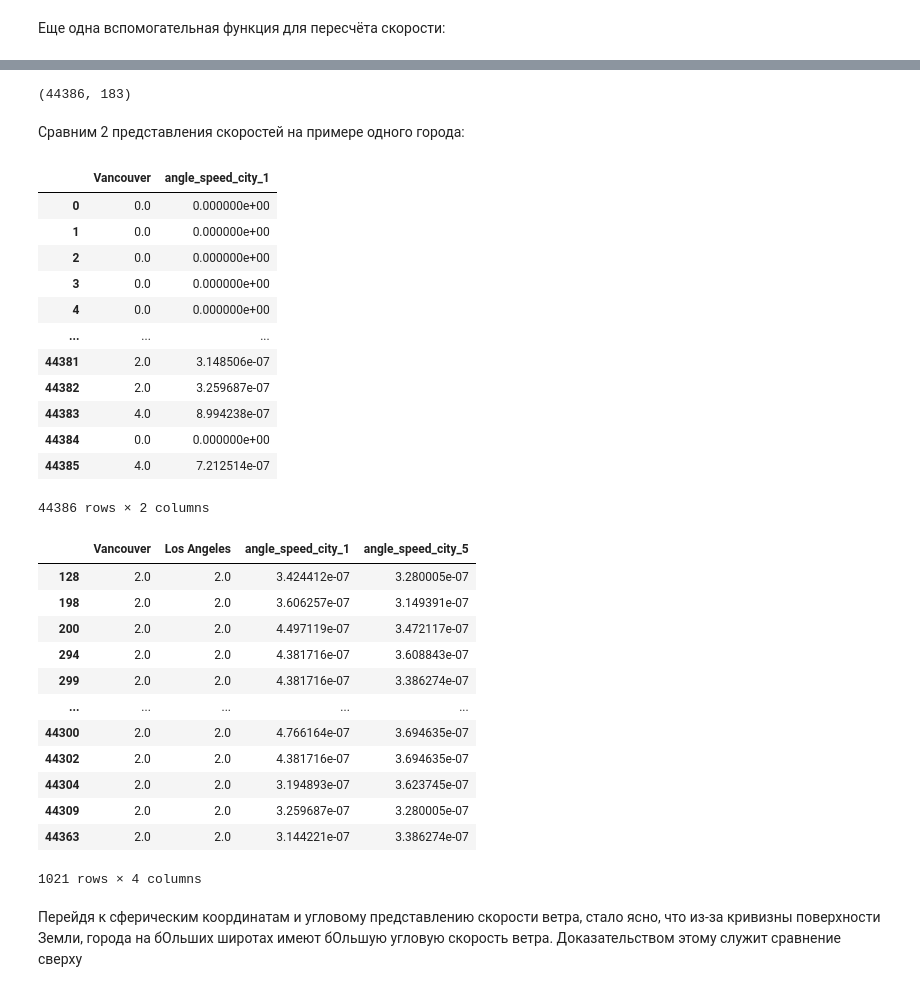
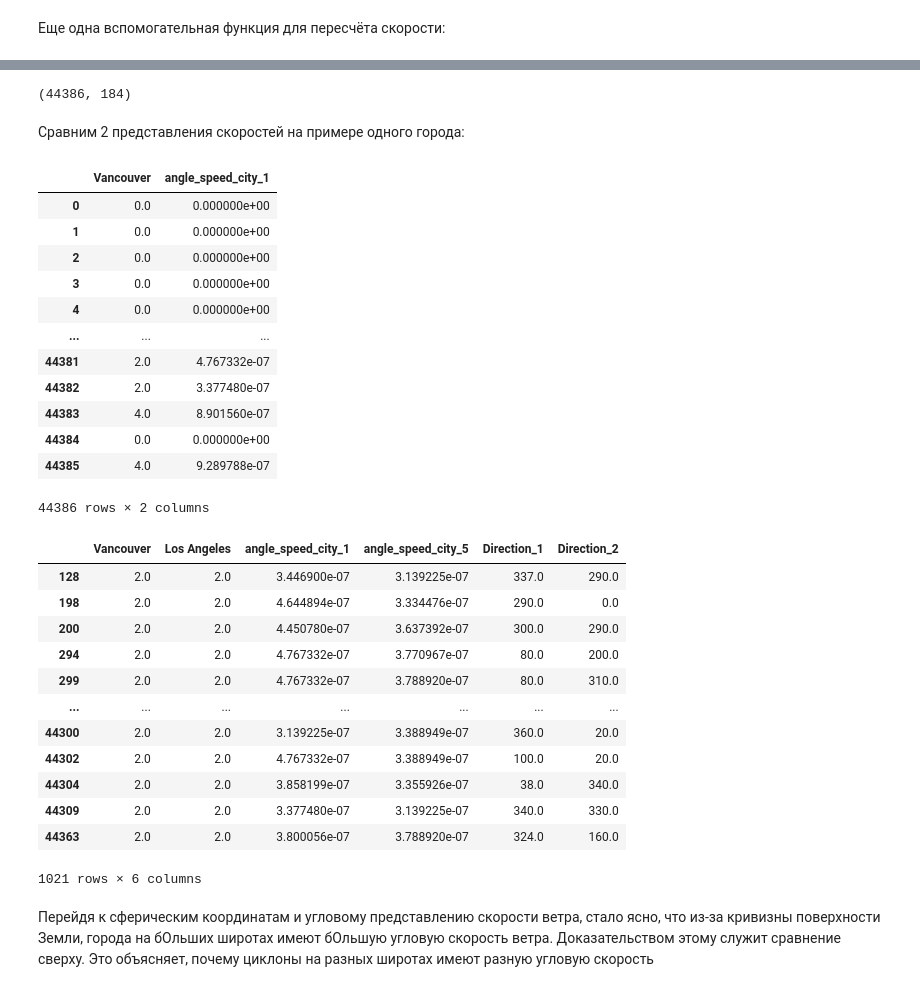
Before and after one commit to OlegRMW/vectors-, a Jupyter notebook: run.ipynb, the cells around one changed output, grey strips where cells are left out. Drawn from its saved outputs; the diff is of its cells as text; code cells hidden in the pictures.

```diff
--- a/run.ipynb
+++ b/run.ipynb
@@ -47,6 +47,9 @@ df = df[df.isnull().sum(axis=1)==0].copy() # удаляем строки с пу
 df['mean_temperature'] = df.iloc[:, 1:37].mean(axis=1) # средняя температура в городах в данный момент времени
 # %%
 df['mean_speed'] = df.iloc[:, 37:73].mean(axis=1) # средняя скорость ветра в городах в данных момент времени
+# %%
+# Стандартное отклонение температур по городам в каждый час - хороший показатель градиента
+df['temp_gradient'] = df.iloc[:, 1:37].std(axis=1)
 # %% [markdown]
 <hr>
 
@@ -197,9 +203,9 @@ df_cities_with_gradients
 # %%
 def dec_wind_components(angle, speed):
 
-    angle = angle - 90
-    speed_x = speed * np.cos(angle)
-    speed_y = speed * np.sin(angle)
+    angle_rad = np.radians(angle - 90)
+    speed_x = speed * np.cos(angle_rad)
+    speed_y = speed * np.sin(angle_rad)
 
     return [speed_x, speed_y]
 
@@ -261,7 +267,7 @@ def process_row_by_position(row):
 
     speed_values = row_values[37:73]
     direction_values = row_values[73:109]
-    latitude_values = row_values[111:]
+    latitude_values = row_values[112:]
 
     results = []
     for direction, speed, latitude in zip(direction_values, speed_values, latitude_values):
@@ -280,11 +300,11 @@ results.columns = [f'angle_speed_city_{i+1}' for i in range(len(results.columns)
 df = pd.concat([df, results], axis=1)
 df.shape
 # %% [output]
-(44386, 183)
+(44386, 184)
 # %% [markdown]
 Сравним 2 представления скоростей на примере одного города:
 # %%
-df_compare = pd.concat([df.iloc[:, 37], df.iloc[:, 147]], axis=1)
+df_compare = pd.concat([df.iloc[:, 37], df.iloc[:, 148]], axis=1)
 df_compare
 # %% [output]
 |  | Vancouver | angle_speed_city_1 |
@@ -294,28 +314,28 @@ df_compare
 | 3 | 0.0 | 0.000000e+00 |
 | 4 | 0.0 | 0.000000e+00 |
 | ... | ... | ... |
-| 44381 | 2.0 | 3.148506e-07 |
-| 44382 | 2.0 | 3.259687e-07 |
-| 44383 | 4.0 | 8.994238e-07 |
+| 44381 | 2.0 | 4.767332e-07 |
+| 44382 | 2.0 | 3.377480e-07 |
+| 44383 | 4.0 | 8.901560e-07 |
 | 44384 | 0.0 | 0.000000e+00 |
-| 44385 | 4.0 | 7.212514e-07 |
+| 44385 | 4.0 | 9.289788e-07 |
 44386 rows × 2 columns
 # %%
-df_compare = pd.concat([df.iloc[:, 37], df.iloc[:, 41], df.iloc[:, 147], df.iloc[:, 151]], axis=1)
+df_compare = pd.concat([df.iloc[:, 37], df.iloc[:, 41], df.iloc[:, 148], df.iloc[:, 152], df.iloc[:, 73].rename('Direction_1'), df.iloc[:, 78].rename('Direction_2')], axis=1)
 df_compare[(df_compare['Vancouver'] == 2)&(df_compare['Los Angeles'] == 2)]
 # %% [output]
-|  | Vancouver | Los Angeles | angle_speed_city_1 | angle_speed_city_5 |
-| 128 | 2.0 | 2.0 | 3.424412e-07 | 3.280005e-07 |
-| 198 | 2.0 | 2.0 | 3.606257e-07 | 3.149391e-07 |
-| 200 | 2.0 | 2.0 | 4.497119e-07 | 3.472117e-07 |
-| 294 | 2.0 | 2.0 | 4.381716e-07 | 3.608843e-07 |
-| 299 | 2.0 | 2.0 | 4.381716e-07 | 3.386274e-07 |
-| ... | ... | ... | ... | ... |
-| 44300 | 2.0 | 2.0 | 4.766164e-07 | 3.694635e-07 |
-| 44302 | 2.0 | 2.0 | 4.381716e-07 | 3.694635e-07 |
-| 44304 | 2.0 | 2.0 | 3.194893e-07 | 3.623745e-07 |
-| 44309 | 2.0 | 2.0 | 3.259687e-07 | 3.280005e-07 |
-| 44363 | 2.0 | 2.0 | 3.144221e-07 | 3.386274e-07 |
+|  | Vancouver | Los Angeles | angle_speed_city_1 | angle_speed_city_5 | Direction_1 | Direction_2 |
+| 128 | 2.0 | 2.0 | 3.446900e-07 | 3.139225e-07 | 337.0 | 290.0 |
+| 198 | 2.0 | 2.0 | 4.644894e-07 | 3.334476e-07 | 290.0 | 0.0 |
+| 200 | 2.0 | 2.0 | 4.450780e-07 | 3.637392e-07 | 300.0 | 290.0 |
+| 294 | 2.0 | 2.0 | 4.767332e-07 | 3.770967e-07 | 80.0 | 200.0 |
+| 299 | 2.0 | 2.0 | 4.767332e-07 | 3.788920e-07 | 80.0 | 310.0 |
+| ... | ... | ... | ... | ... | ... | ... |
+| 44300 | 2.0 | 2.0 | 3.139225e-07 | 3.388949e-07 | 360.0 | 20.0 |
+| 44302 | 2.0 | 2.0 | 4.767332e-07 | 3.388949e-07 | 100.0 | 20.0 |
+| 44304 | 2.0 | 2.0 | 3.858199e-07 | 3.355926e-07 | 38.0 | 340.0 |
+| 44309 | 2.0 | 2.0 | 3.377480e-07 | 3.139225e-07 | 340.0 | 330.0 |
+| 44363 | 2.0 | 2.0 | 3.800056e-07 | 3.788920e-07 | 324.0 | 160.0 |
-1021 rows × 4 columns
+1021 rows × 6 columns
 # %% [markdown]
-Перейдя к сферическим координатам и угловому представлению скорости ветра, стало ясно, что из-за кривизны поверхности Земли, города на бОльших широтах имеют бОльшую угловую скорость ветра. Доказательством этому служит сравнение сверху
+Перейдя к сферическим координатам и угловому представлению скорости ветра, стало ясно, что из-за кривизны поверхности Земли, города на бОльших широтах имеют бОльшую угловую скорость ветра. Доказательством этому служит сравнение сверху. Это объясняет, почему циклоны на разных широтах имеют разную угловую скорость
```
Also changed, not shown: parts of 8 cells of this notebook.
